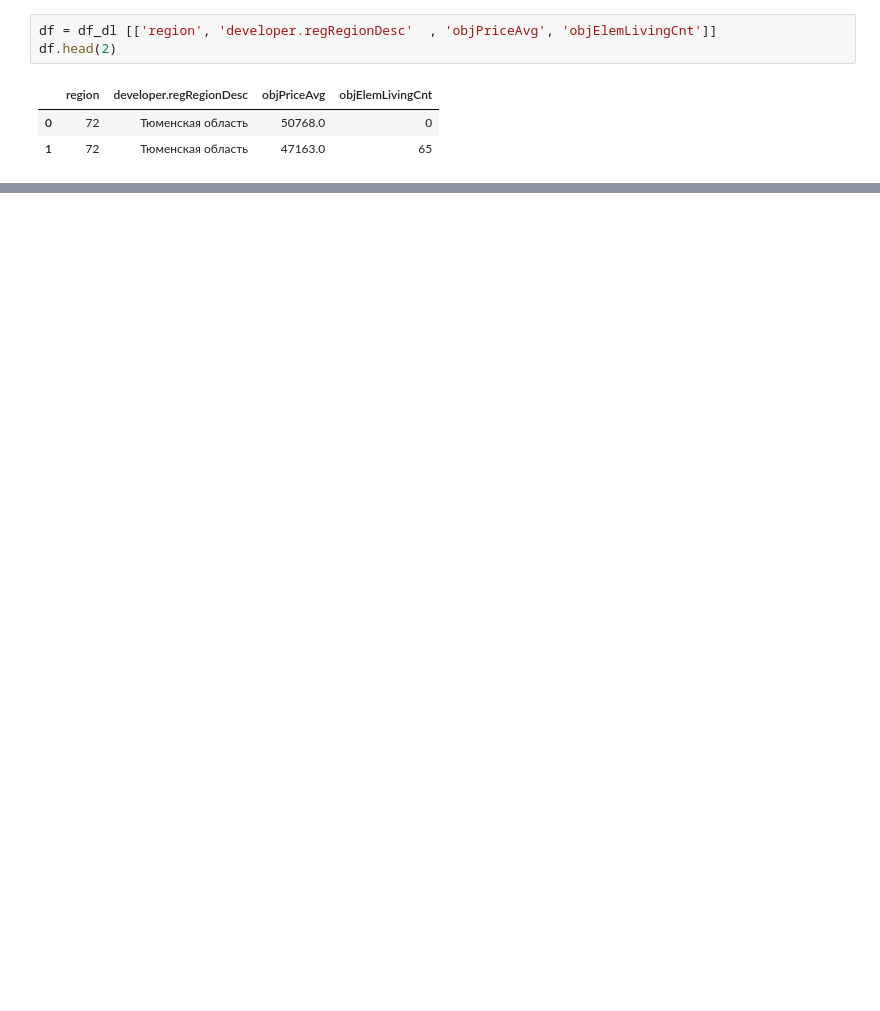
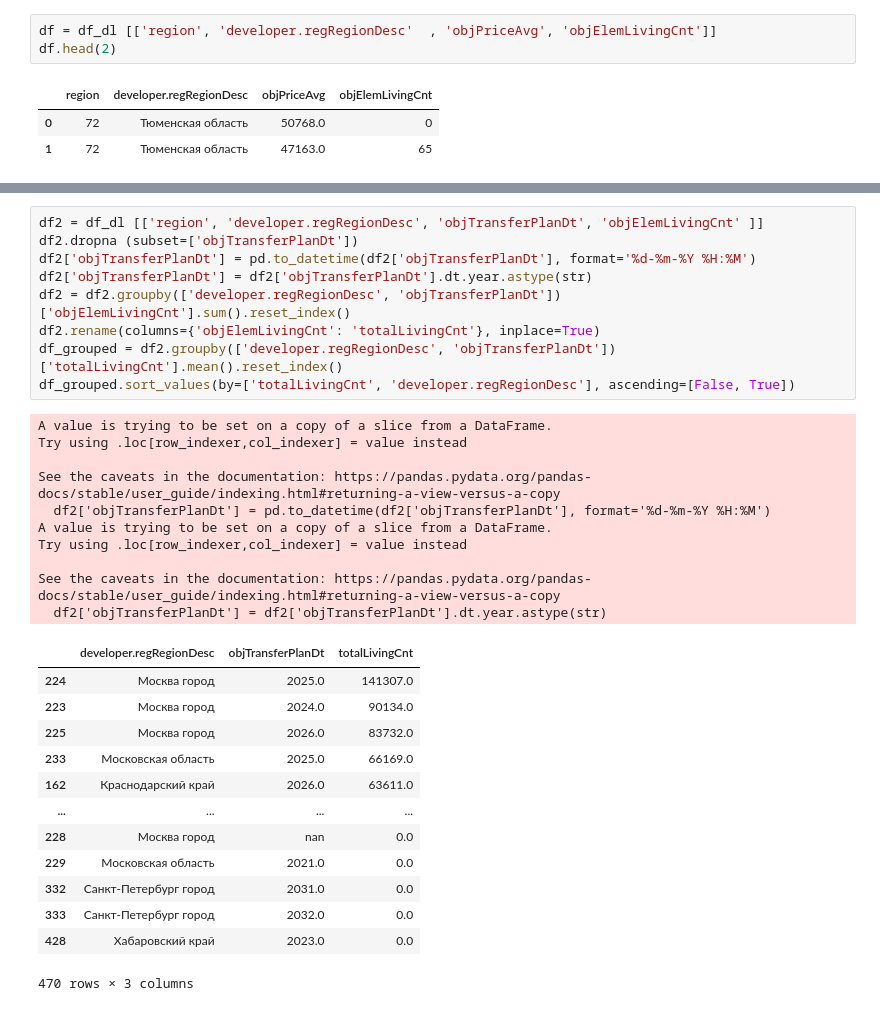
Before and after one commit to Vladislav-7-AV/teach-scool-ds, a Jupyter notebook: Hometask/Task3_dmrf_OOP.ipynb, the cells around one changed output, grey strips where cells are left out. Drawn from its saved outputs; the diff is of its cells as text; blank space fills up the shorter version.

```diff
--- a/Hometask/Task3_dmrf_OOP.ipynb
+++ b/Hometask/Task3_dmrf_OOP.ipynb
@@ -139 +153,34 @@ AttributeError: 'Plotter' object has no attribute 'show1'
 [figure]
+# %%
+df2 = df_dl [['region', 'developer.regRegionDesc', 'objTransferPlanDt', 'objElemLivingCnt' ]]
+df2.dropna (subset=['objTransferPlanDt'])
+df2['objTransferPlanDt'] = pd.to_datetime(df2['objTransferPlanDt'], format='%d-%m-%Y %H:%M')
+df2['objTransferPlanDt'] = df2['objTransferPlanDt'].dt.year.astype(str)
+df2 = df2.groupby(['developer.regRegionDesc', 'objTransferPlanDt'])['objElemLivingCnt'].sum().reset_index()
+df2.rename(columns={'objElemLivingCnt': 'totalLivingCnt'}, inplace=True)
+df_grouped = df2.groupby(['developer.regRegionDesc', 'objTransferPlanDt'])['totalLivingCnt'].mean().reset_index()
+df_grouped.sort_values(by=['totalLivingCnt', 'developer.regRegionDesc'], ascending=[False, True])
+# %% [output]
+A value is trying to be set on a copy of a slice from a DataFrame.
+Try using .loc[row_indexer,col_indexer] = value instead
+
+See the caveats in the documentation: https://pandas.pydata.org/pandas-docs/stable/user_guide/indexing.html#returning-a-view-versus-a-copy
+  df2['objTransferPlanDt'] = pd.to_datetime(df2['objTransferPlanDt'], format='%d-%m-%Y %H:%M')
+A value is trying to be set on a copy of a slice from a DataFrame.
+Try using .loc[row_indexer,col_indexer] = value instead
+
+See the caveats in the documentation: https://pandas.pydata.org/pandas-docs/stable/user_guide/indexing.html#returning-a-view-versus-a-copy
+  df2['objTransferPlanDt'] = df2['objTransferPlanDt'].dt.year.astype(str)
+|  | developer.regRegionDesc | objTransferPlanDt | totalLivingCnt |
+| 224 | Москва город | 2025.0 | 141307.0 |
+| 223 | Москва город | 2024.0 | 90134.0 |
+| 225 | Москва город | 2026.0 | 83732.0 |
+| 233 | Московская область | 2025.0 | 66169.0 |
+| 162 | Краснодарский край | 2026.0 | 63611.0 |
+| ... | ... | ... | ... |
+| 228 | Москва город | nan | 0.0 |
+| 229 | Московская область | 2021.0 | 0.0 |
+| 332 | Санкт-Петербург город | 2031.0 | 0.0 |
+| 333 | Санкт-Петербург город | 2032.0 | 0.0 |
+| 428 | Хабаровский край | 2023.0 | 0.0 |
+470 rows × 3 columns
```
Also changed, not shown: parts of 5 cells of this notebook.
